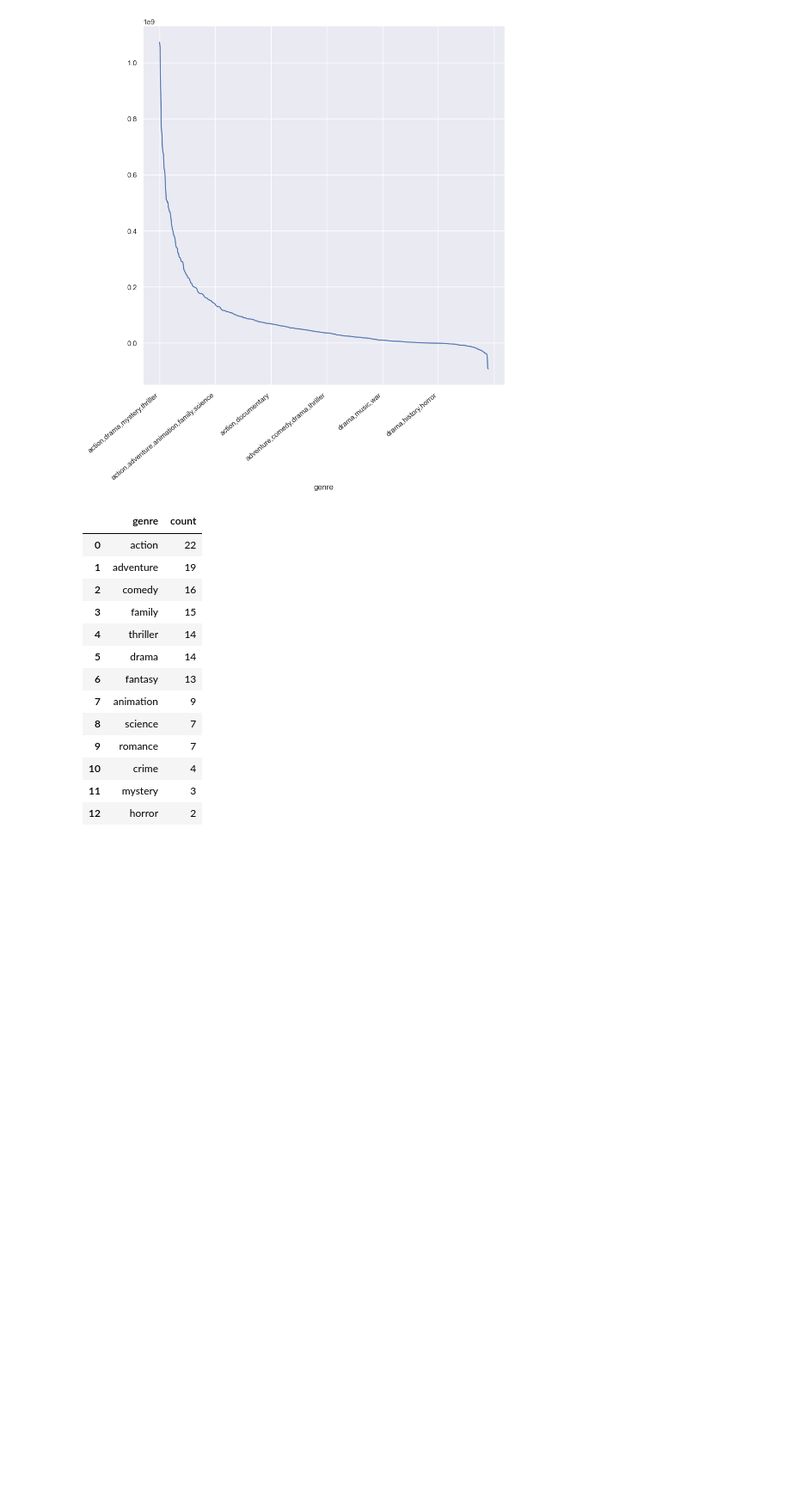
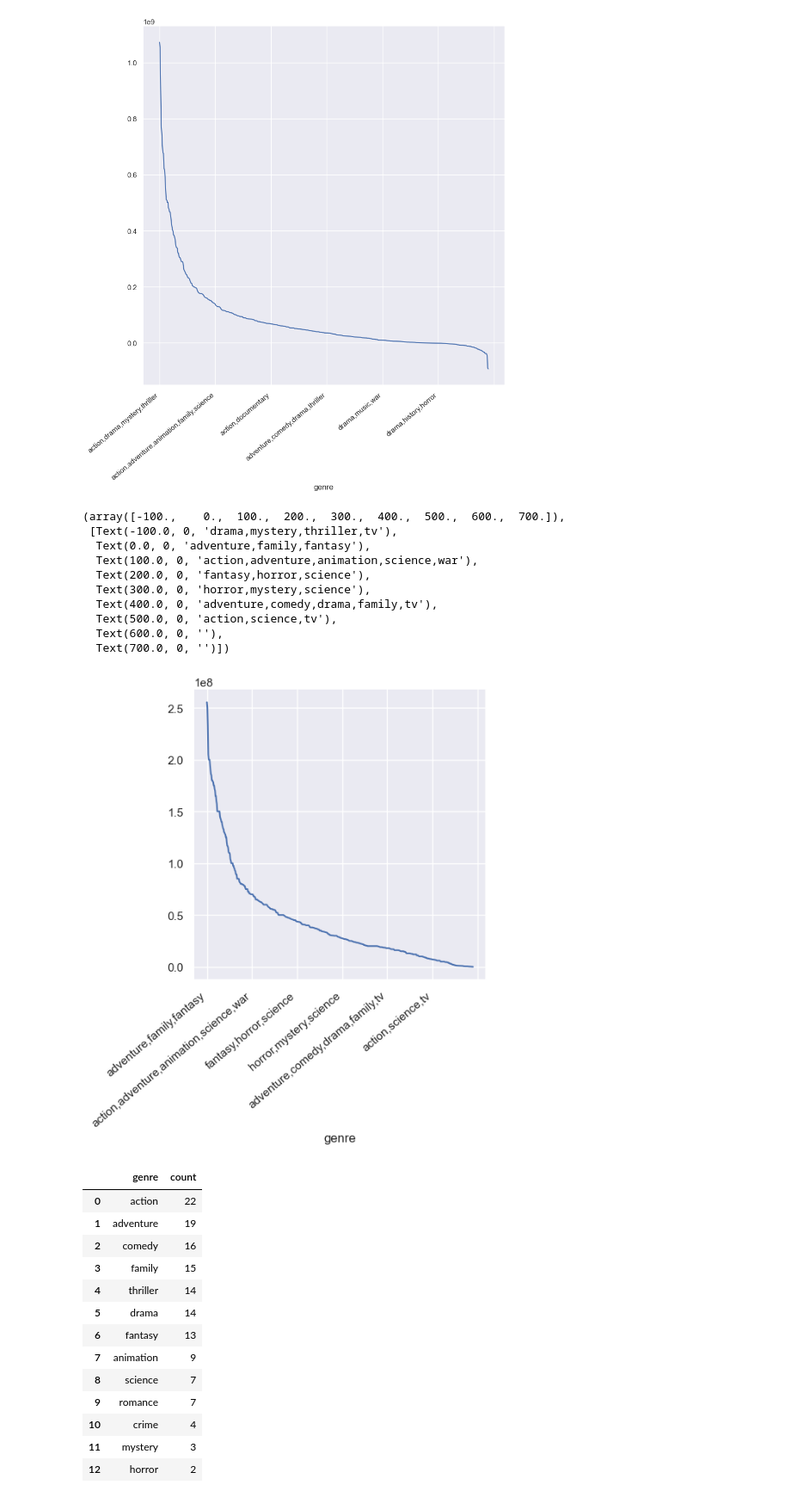
Before and after one commit to bkokin/semester_1_capstone, a Jupyter notebook: exploratory_work/tolu_exploratory.ipynb, the cells around one changed output. Shown at 86% size. Cells and saved outputs as stored; diff of their text form; code cells hidden in the pictures; blank space fills up the shorter version.

```diff
--- a/exploratory_work/tolu_exploratory.ipynb
+++ b/exploratory_work/tolu_exploratory.ipynb
@@ -202,6 +202,24 @@ plt.xticks(rotation=40, horizontalalignment='right')
   Text(600.0, 0, ''),
   Text(700.0, 0, '')])
 [figure]
+# %%
+# median return by production
+
+new_movie_df.groupby('genre').production_budget.mean().sort_values(ascending=False).plot(kind='line')
+sns.set(rc={'figure.figsize':(5,5)})
+plt.xticks(rotation=40, horizontalalignment='right')
+# %% [output]
+(array([-100.,    0.,  100.,  200.,  300.,  400.,  500.,  600.,  700.]),
+ [Text(-100.0, 0, 'drama,mystery,thriller,tv'),
+  Text(0.0, 0, 'adventure,family,fantasy'),
+  Text(100.0, 0, 'action,adventure,animation,science,war'),
+  Text(200.0, 0, 'fantasy,horror,science'),
+  Text(300.0, 0, 'horror,mystery,science'),
+  Text(400.0, 0, 'adventure,comedy,drama,family,tv'),
+  Text(500.0, 0, 'action,science,tv'),
+  Text(600.0, 0, ''),
+  Text(700.0, 0, '')])
+[figure, added]
 # %%
 #splitting the genre and counting them
 
```
